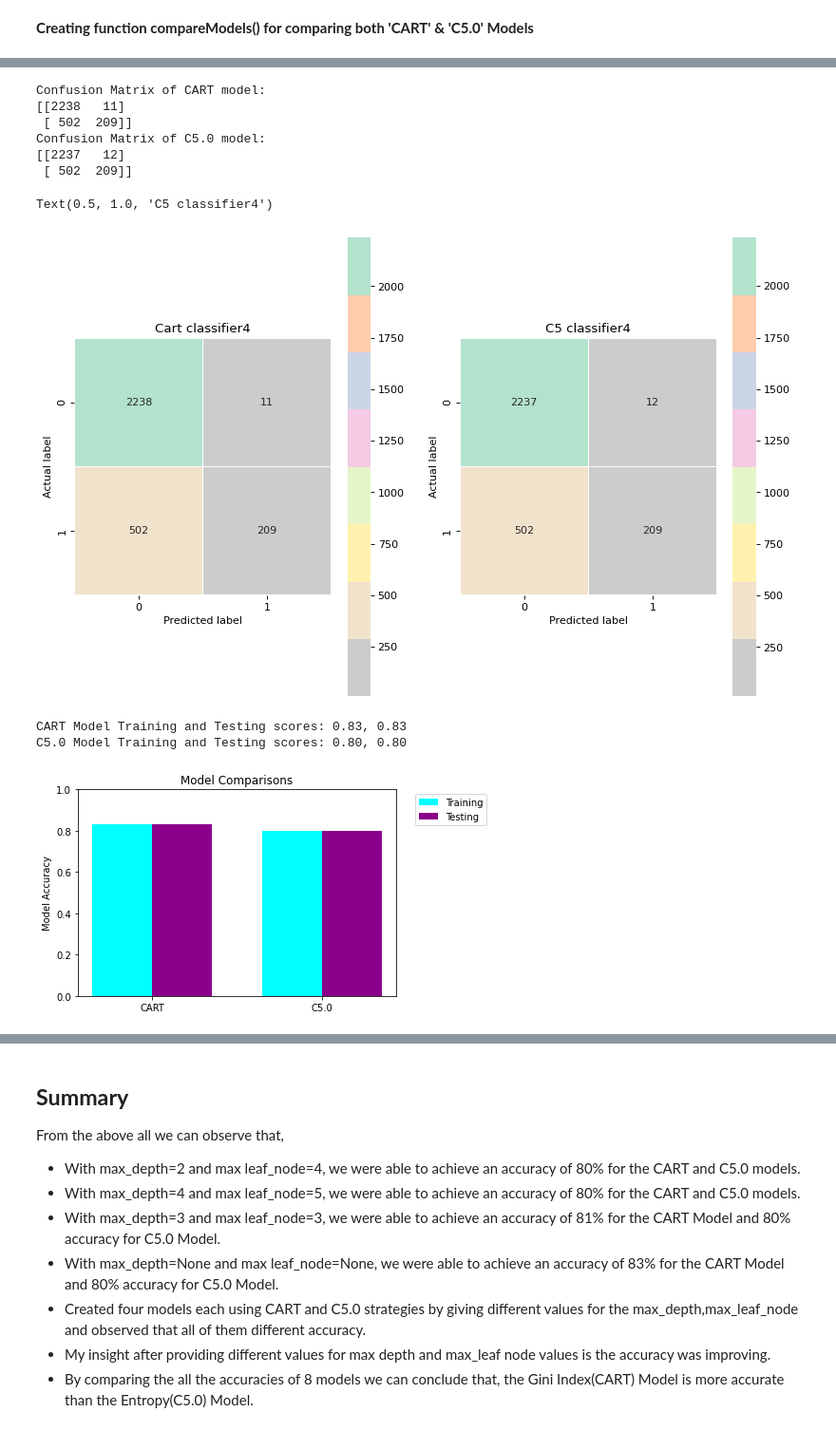
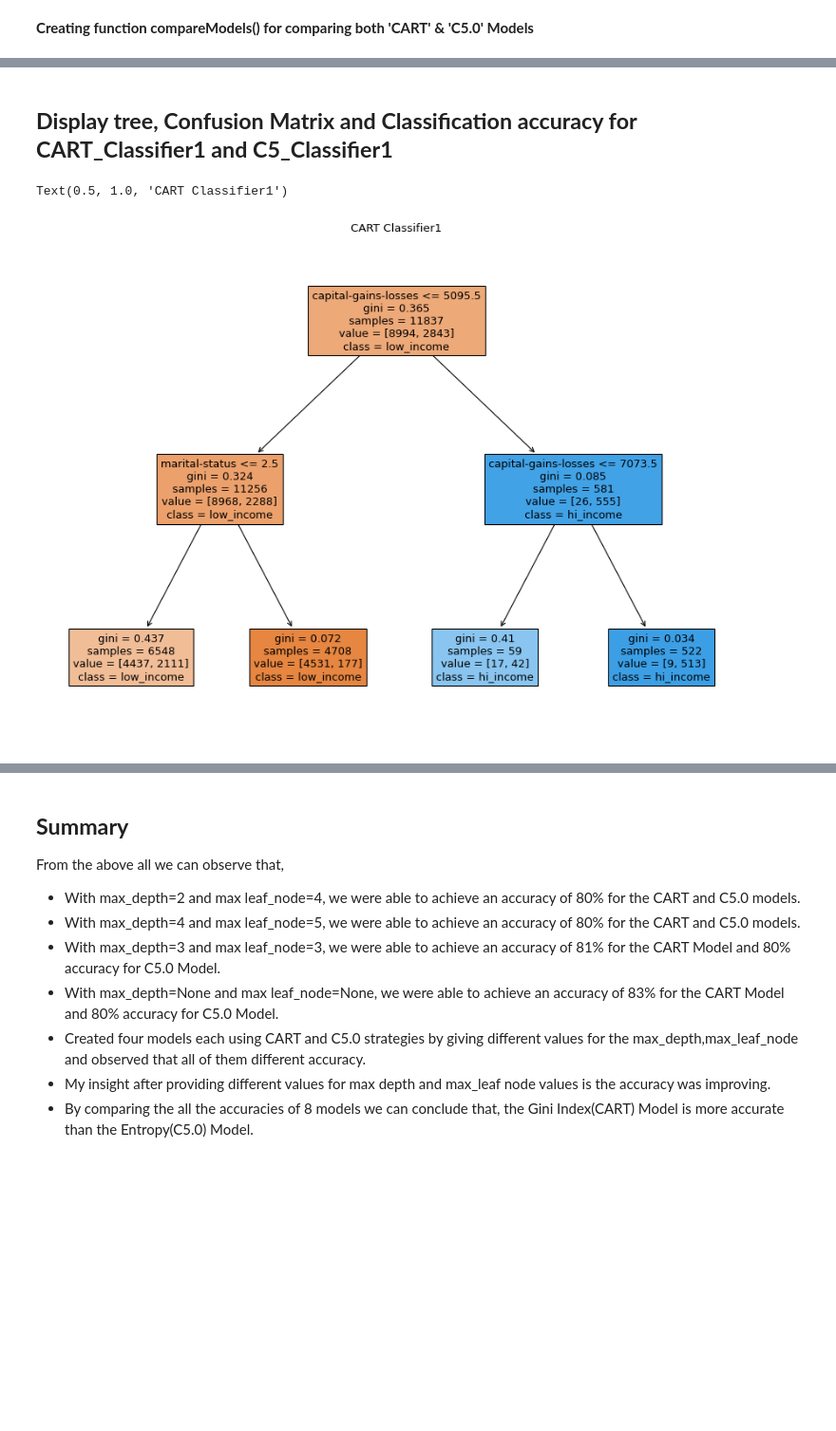
Before and after one commit to MugdhaYada/my_projects-IDS, a Jupyter notebook: HW6/Problem1.ipynb, the cells around one changed output, grey strips where cells are left out. Shown at 95% size. Saved outputs shown, nothing was run; the diff lists cells and outputs as text; code cells hidden in the pictures; blank space fills up the shorter version.

```diff
--- a/HW6/Problem1.ipynb
+++ b/HW6/Problem1.ipynb
@@ -388,30 +175,0 @@ plt.show()
-# %%
-# Display CM for cart_classifier4
-plt.figure(figsize=(12, 8), dpi=80)
-
-print('Confusion Matrix of CART model:')
-plt.subplot(1,2,1)
-cart_cm1 = displayCM(cart_classifier4, X_train, y_train, X_test, y_test)
-plt.title("Cart classifier4")
-
-# Display CM for c5_classifier4
-print('Confusion Matrix of C5.0 model:')
-plt.subplot(1,2,2)
-c5_cm1 = displayCM(c5_classifier4, X_train, y_train, X_test, y_test)
-plt.title("C5 classifier4")
-# %% [output]
-Confusion Matrix of CART model:
-[[2238   11]
- [ 502  209]]
-Confusion Matrix of C5.0 model:
-[[2237   12]
- [ 502  209]]
-Text(0.5, 1.0, 'C5 classifier4')
-[figure, removed]
-# %%
-# Accuracy Scores and plots for side-by-side model comparisons of cart_classifier4 and c5_classifier4
-compareModels(cart_classifier4, c5_classifier4)
-# %% [output]
-CART Model Training and Testing scores: 0.83, 0.83
-C5.0 Model Training and Testing scores: 0.80, 0.80
-[figure, removed]
@@ -417,0 +214,17 @@ C5.0 Model Training and Testing scores: 0.80, 0.80
+# %% [markdown]
+## **Display tree, Confusion Matrix and  Classification accuracy for CART_Classifier1 and C5_Classifier1**
+# %%
+# With max_depth=2 and max_leaf_nodes=3
+CART_Classifier1 = makeDTModel("gini", X_train, y_train,2,4)
+C5_Classifier1 = makeDTModel("entropy", X_train, y_train,2,4)
+# %%
+# Display tree for CART_Classifier1
+
+plt.figure(figsize=(30, 10), dpi=80)
+
+plt.subplot(1,2,1)
+displayTree(CART_Classifier1, X)
+plt.title("CART Classifier1")
+# %% [output]
+Text(0.5, 1.0, 'CART Classifier1')
+[figure, added]
```
Also changed, not shown: parts of 45 cells of this notebook.
